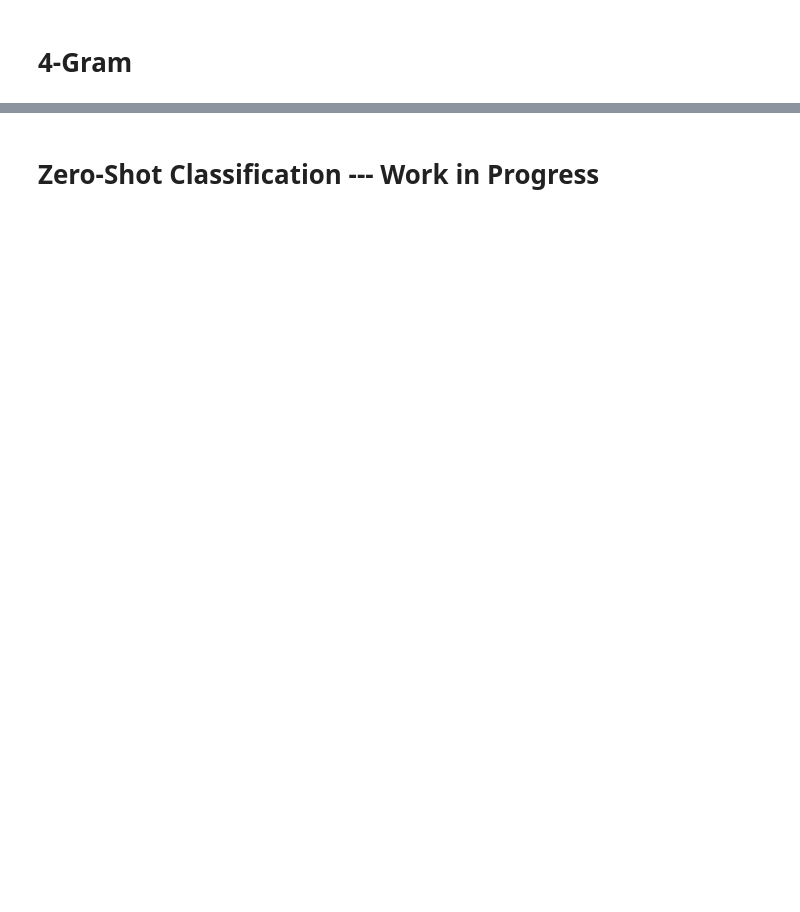
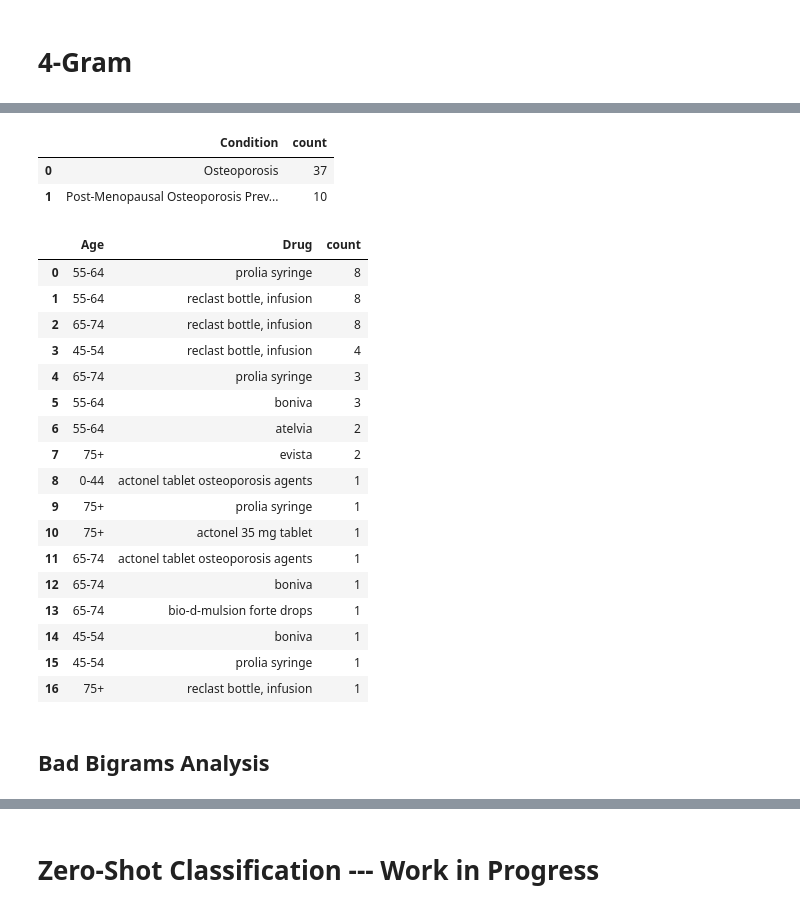
Before and after one commit to woonsupkim/DrugReview, a Jupyter notebook: NLP_Visuals.ipynb, the cells around one changed output, grey strips where cells are left out. Cells and saved outputs as stored; diff of their text form; code cells hidden in the pictures; blank space fills up the shorter version.

```diff
--- a/NLP_Visuals.ipynb
+++ b/NLP_Visuals.ipynb
@@ -303,0 +304,8 @@ py.iplot(fig, filename='word-plots')
+# %%
+df_ost_good_bi = good_df.loc[good_df['Reviews'].str.contains("bone density test", case=False)]
+df_ost_good_bi = pd.concat([df_ost_good_bi, good_df.loc[good_df['Reviews'].str.contains("bone density scan", case=False)]])
+df_ost_good_bi = pd.concat([df_ost_good_bi, good_df.loc[good_df['Reviews'].str.contains("drank lots water", case=False)]])
+
+df_ost_bad_bi = bad_df.loc[bad_df['Reviews'].str.contains("will never take", case=False)]
+df_ost_bad_bi = pd.concat([df_ost_bad_bi, bad_df.loc[bad_df['Reviews'].str.contains("bone density test", case=False)]])
+df_ost_bad_bi = pd.concat([df_ost_bad_bi, bad_df.loc[bad_df['Reviews'].str.contains("take drug again", case=False)]])
@@ -303,0 +359,29 @@ py.iplot(fig, filename='word-plots')
+# %%
+df_ost_good_bi.groupby(['Condition'])['Condition'].agg(count='size').reset_index()
+# %% [output]
+|  | Condition | count |
+| 0 | Osteoporosis | 37 |
+| 1 | Post-Menopausal Osteoporosis Prev... | 10 |
+# %%
+df_ost_good_bi.groupby(['Age', 'Drug'])['Age'].agg(count='size').sort_values(by = ['count'], ascending=False).reset_index()
+# %% [output]
+|  | Age | Drug | count |
+| 0 | 55-64 | prolia syringe | 8 |
+| 1 | 55-64 | reclast bottle, infusion | 8 |
+| 2 | 65-74 | reclast bottle, infusion | 8 |
+| 3 | 45-54 | reclast bottle, infusion | 4 |
+| 4 | 65-74 | prolia syringe | 3 |
+| 5 | 55-64 | boniva | 3 |
+| 6 | 55-64 | atelvia | 2 |
+| 7 | 75+ | evista | 2 |
+| 8 | 0-44 | actonel tablet osteoporosis agents | 1 |
+| 9 | 75+ | prolia syringe | 1 |
+| 10 | 75+ | actonel 35 mg tablet | 1 |
+| 11 | 65-74 | actonel tablet osteoporosis agents | 1 |
+| 12 | 65-74 | boniva | 1 |
+| 13 | 65-74 | bio-d-mulsion forte drops | 1 |
+| 14 | 45-54 | boniva | 1 |
+| 15 | 45-54 | prolia syringe | 1 |
+| 16 | 75+ | reclast bottle, infusion | 1 |
+# %% [markdown]
+## Bad Bigrams Analysis
```
Also changed, not shown: parts of 19 cells of this notebook.
